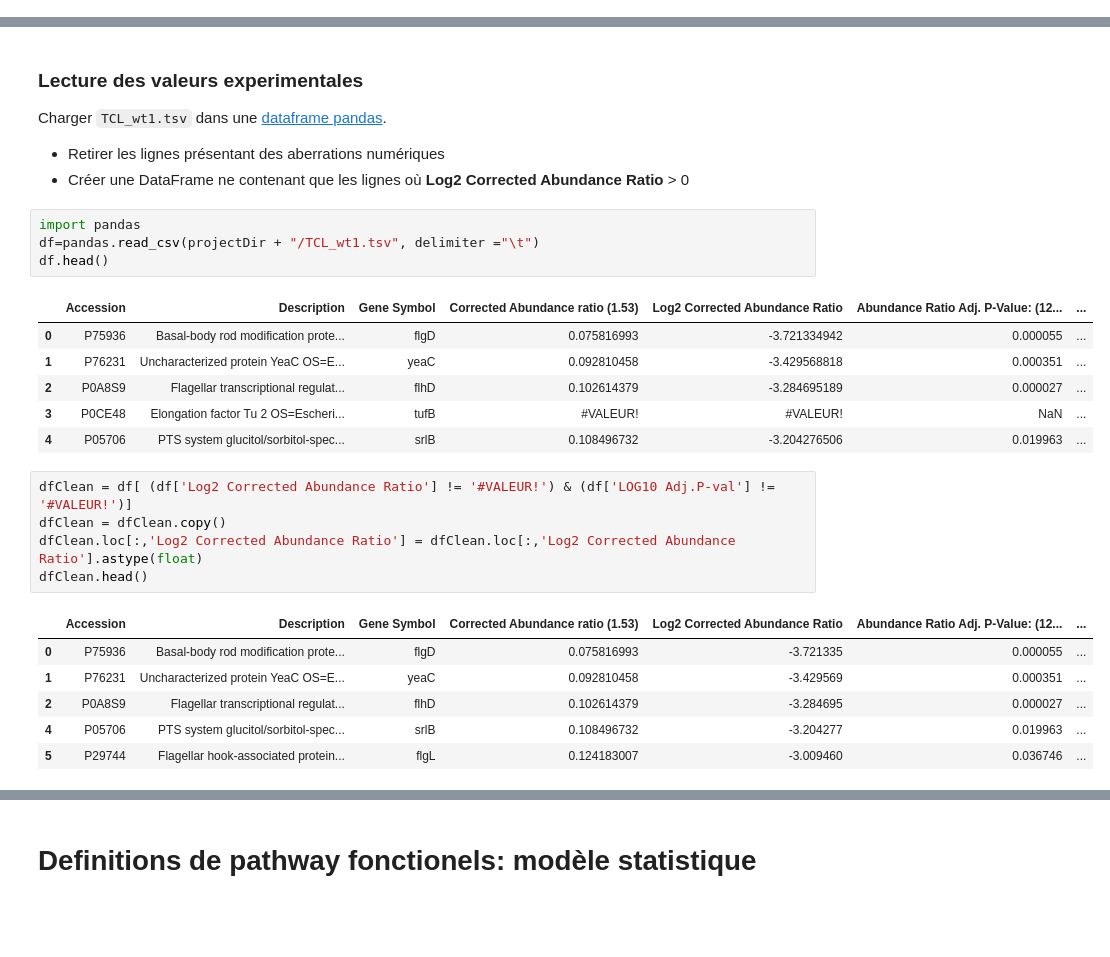
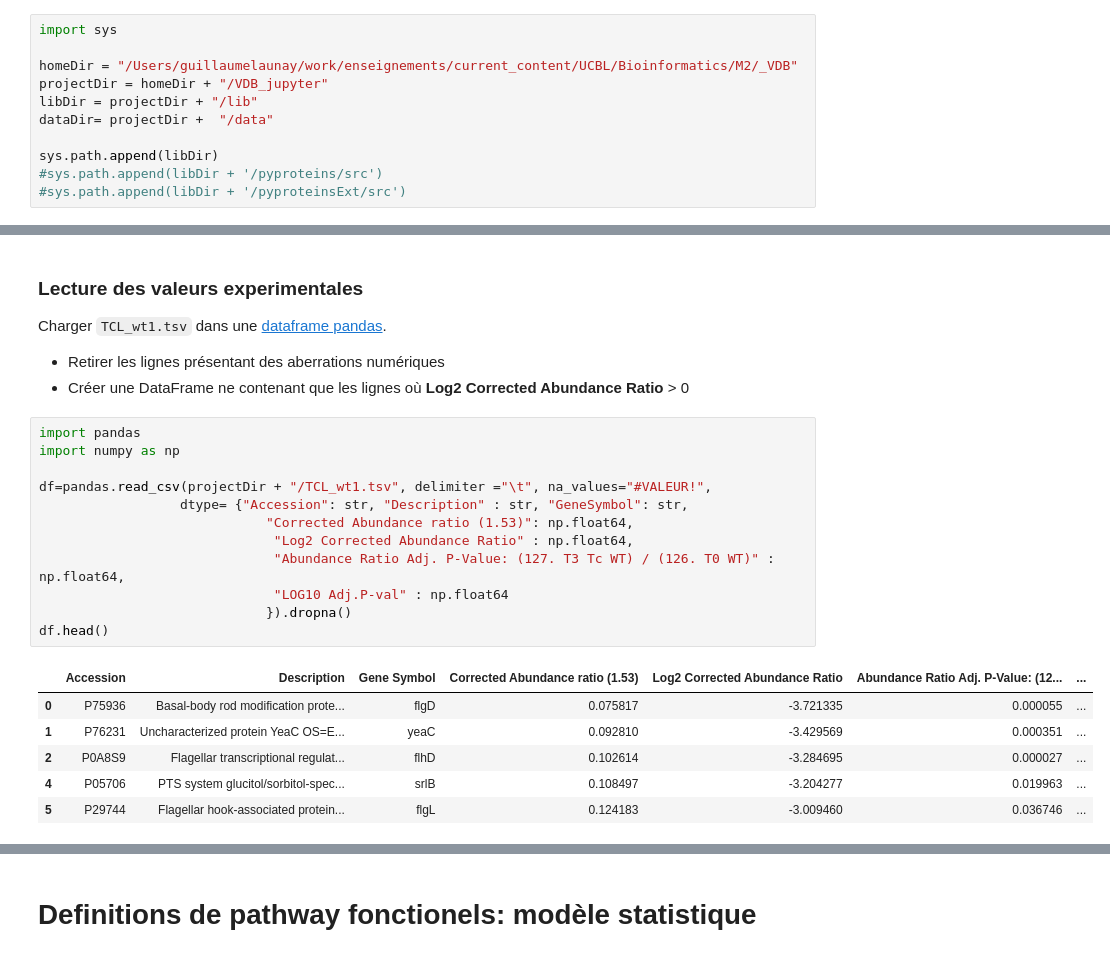
Before and after one commit to glaunay/VDB_jupyter, a Jupyter notebook: solutions/TP2_solutions.ipynb, the cells around one changed output, grey strips where cells are left out. Cells and saved outputs as stored; diff of their text form; blank space fills up the shorter version.

````diff
--- a/solutions/TP2_solutions.ipynb
+++ b/solutions/TP2_solutions.ipynb
@@ -51,3 +42,14 @@ sys.path.append(libDir)
+# %%
+import sys
+
+homeDir = "/Users/guillaumelaunay/work/enseignements/current_content/UCBL/Bioinformatics/M2/_VDB"
+projectDir = homeDir + "/VDB_jupyter"
+libDir = projectDir + "/lib"
+dataDir= projectDir +  "/data"
+
+sys.path.append(libDir)
+#sys.path.append(libDir + '/pyproteins/src')
+#sys.path.append(libDir + '/pyproteinsExt/src')
 # %%
 %load_ext autoreload
 %autoreload 2
@@ -73,26 +77,22 @@
 Charger ```TCL_wt1.tsv``` dans une [dataframe pandas](https://pandas.pydata.org/pandas-docs/stable/reference/api/pandas.read_csv.html).
 * Retirer les lignes présentant des aberrations numériques
 * Créer une DataFrame ne contenant que les lignes où **Log2 Corrected Abundance Ratio** > 0
-# %%
-import pandas
-df=pandas.read_csv(projectDir + "/TCL_wt1.tsv", delimiter ="\t")
-df.head()
-# %% [output]
-|  | Accession | Description | Gene Symbol | Corrected Abundance ratio (1.53) | Log2 Corrected Abundance Ratio | Abundance Ratio Adj. P-Value: (12... | ... |
-| 0 | P75936 | Basal-body rod modification prote... | flgD | 0.075816993 | -3.721334942 | 0.000055 | ... |
-| 1 | P76231 | Uncharacterized protein YeaC OS=E... | yeaC | 0.092810458 | -3.429568818 | 0.000351 | ... |
-| 2 | P0A8S9 | Flagellar transcriptional regulat... | flhD | 0.102614379 | -3.284695189 | 0.000027 | ... |
-| 3 | P0CE48 | Elongation factor Tu 2 OS=Escheri... | tufB | #VALEUR! | #VALEUR! | NaN | ... |
-| 4 | P05706 | PTS system glucitol/sorbitol-spec... | srlB | 0.108496732 | -3.204276506 | 0.019963 | ... |
-# %%
-dfClean = df[ (df['Log2 Corrected Abundance Ratio'] != '#VALEUR!') & (df['LOG10 Adj.P-val'] != '#VALEUR!')]
-dfClean = dfClean.copy()
-dfClean.loc[:,'Log2 Corrected Abundance Ratio'] = dfClean.loc[:,'Log2 Corrected Abundance Ratio'].astype(float)
-dfClean.head()
-# %% [output]
-|  | Accession | Description | Gene Symbol | Corrected Abundance ratio (1.53) | Log2 Corrected Abundance Ratio | Abundance Ratio Adj. P-Value: (12... | ... |
-| 0 | P75936 | Basal-body rod modification prote... | flgD | 0.075816993 | -3.721335 | 0.000055 | ... |
-| 1 | P76231 | Uncharacterized protein YeaC OS=E... | yeaC | 0.092810458 | -3.429569 | 0.000351 | ... |
-| 2 | P0A8S9 | Flagellar transcriptional regulat... | flhD | 0.102614379 | -3.284695 | 0.000027 | ... |
-| 4 | P05706 | PTS system glucitol/sorbitol-spec... | srlB | 0.108496732 | -3.204277 | 0.019963 | ... |
-| 5 | P29744 | Flagellar hook-associated protein... | flgL | 0.124183007 | -3.009460 | 0.036746 | ... |
+# %%
+import pandas
+import numpy as np
+
+df=pandas.read_csv(projectDir + "/TCL_wt1.tsv", delimiter ="\t", na_values="#VALEUR!",
+                  dtype= {"Accession": str, "Description" : str, "GeneSymbol": str,
+                             "Corrected Abundance ratio (1.53)": np.float64,
+                              "Log2 Corrected Abundance Ratio" : np.float64,
+                              "Abundance Ratio Adj. P-Value: (127. T3 Tc WT) / (126. T0 WT)" : np.float64,
+                              "LOG10 Adj.P-val" : np.float64
+                             }).dropna()
+df.head()
+# %% [output]
+|  | Accession | Description | Gene Symbol | Corrected Abundance ratio (1.53) | Log2 Corrected Abundance Ratio | Abundance Ratio Adj. P-Value: (12... | ... |
+| 0 | P75936 | Basal-body rod modification prote... | flgD | 0.075817 | -3.721335 | 0.000055 | ... |
+| 1 | P76231 | Uncharacterized protein YeaC OS=E... | yeaC | 0.092810 | -3.429569 | 0.000351 | ... |
+| 2 | P0A8S9 | Flagellar transcriptional regulat... | flhD | 0.102614 | -3.284695 | 0.000027 | ... |
+| 4 | P05706 | PTS system glucitol/sorbitol-spec... | srlB | 0.108497 | -3.204277 | 0.019963 | ... |
+| 5 | P29744 | Flagellar hook-associated protein... | flgL | 0.124183 | -3.009460 | 0.036746 | ... |
````
Also changed, not shown: parts of 8 cells of this notebook, 13 other files.
